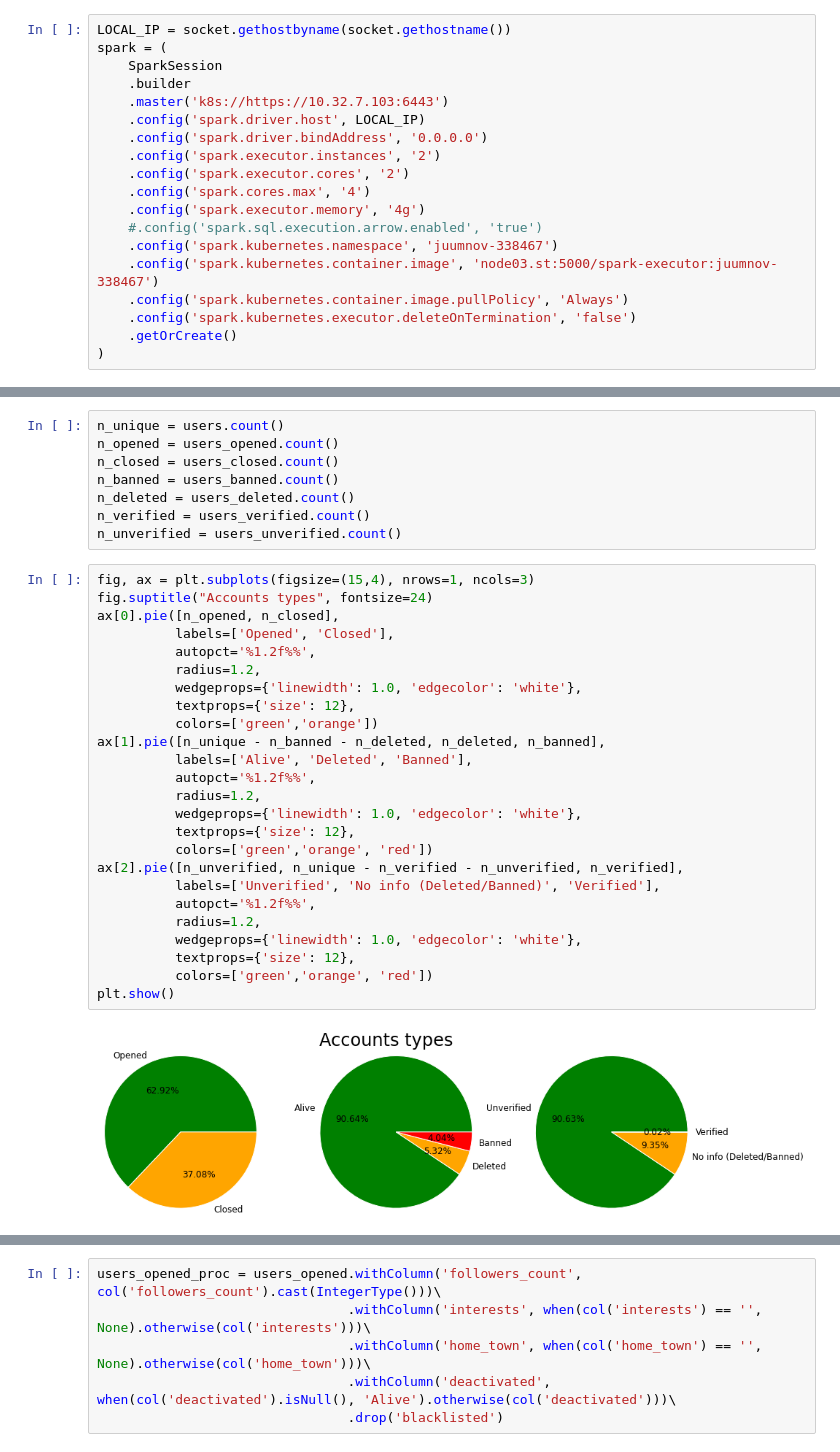
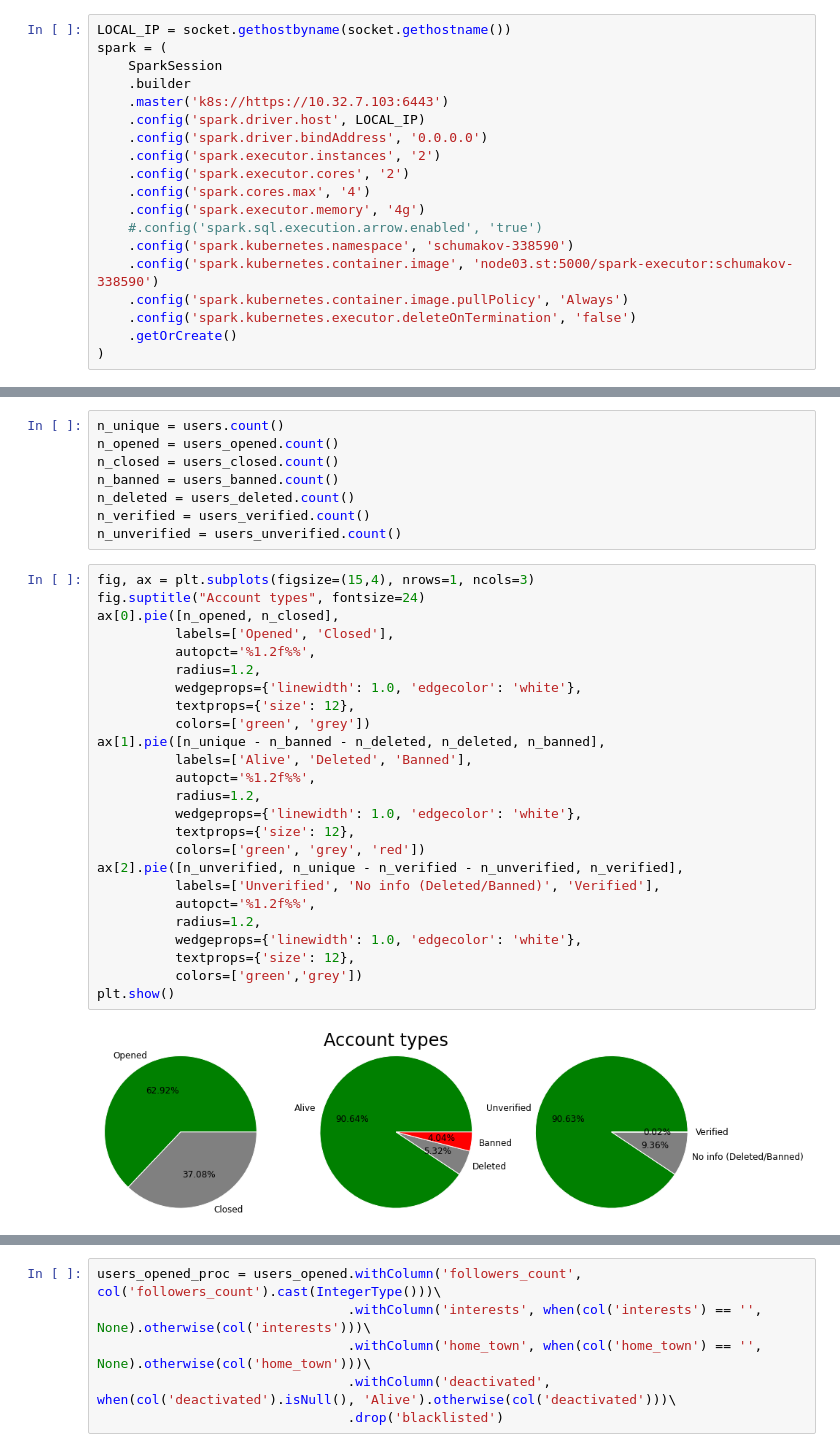
Before and after one commit to stas1f1/VK-User-Analysis, a Jupyter notebook: Cluster_processing.ipynb, the cells around one changed output, grey strips where cells are left out. Cells and saved outputs as stored; diff of their text form.

```diff
--- a/Cluster_processing.ipynb
+++ b/Cluster_processing.ipynb
@@ -27,8 +29,8 @@ spark = (
     .config('spark.cores.max', '4')
     .config('spark.executor.memory', '4g')
     #.config('spark.sql.execution.arrow.enabled', 'true')
-    .config('spark.kubernetes.namespace', 'juumnov-338467')
-    .config('spark.kubernetes.container.image', 'node03.st:5000/spark-executor:juumnov-338467')
+    .config('spark.kubernetes.namespace', 'schumakov-338590')
+    .config('spark.kubernetes.container.image', 'node03.st:5000/spark-executor:schumakov-338590')
     .config('spark.kubernetes.container.image.pullPolicy', 'Always')
     .config('spark.kubernetes.executor.deleteOnTermination', 'false')
     .getOrCreate()
@@ -133,28 +152,28 @@ n_verified = users_verified.count()
 n_unverified = users_unverified.count()
 # %%
 fig, ax = plt.subplots(figsize=(15,4), nrows=1, ncols=3)
-fig.suptitle("Accounts types", fontsize=24)
+fig.suptitle("Account types", fontsize=24)
 ax[0].pie([n_opened, n_closed],
           labels=['Opened', 'Closed'],
           autopct='%1.2f%%',
           radius=1.2,
           wedgeprops={'linewidth': 1.0, 'edgecolor': 'white'},
           textprops={'size': 12},
-          colors=['green','orange'])
+          colors=['green', 'grey'])
 ax[1].pie([n_unique - n_banned - n_deleted, n_deleted, n_banned],
           labels=['Alive', 'Deleted', 'Banned'],
           autopct='%1.2f%%',
           radius=1.2,
           wedgeprops={'linewidth': 1.0, 'edgecolor': 'white'},
           textprops={'size': 12},
-          colors=['green','orange', 'red'])
+          colors=['green', 'grey', 'red'])
 ax[2].pie([n_unverified, n_unique - n_verified - n_unverified, n_verified],
           labels=['Unverified', 'No info (Deleted/Banned)', 'Verified'],
           autopct='%1.2f%%',
           radius=1.2,
           wedgeprops={'linewidth': 1.0, 'edgecolor': 'white'},
           textprops={'size': 12},
-          colors=['green','orange', 'red'])
+          colors=['green','grey'])
 plt.show()
 # %% [output]
-[figure, old version]
+[figure, new version]
```
Also changed, not shown: parts of 58 cells of this notebook.
